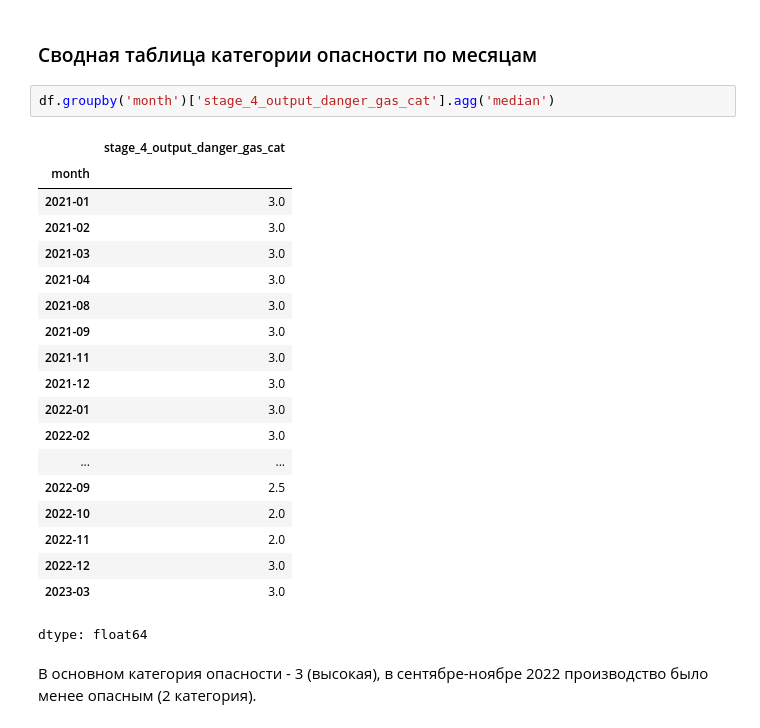
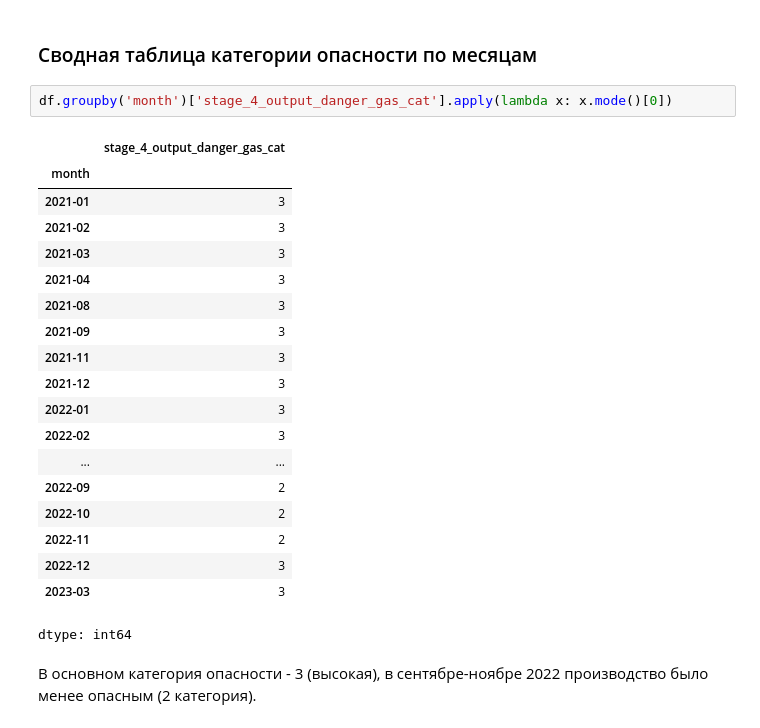
Before and after one commit to alinkalina/ad-ecology-project, a Jupyter notebook: project.ipynb, the cells around one changed output. Drawn from its saved outputs; the diff is of its cells as text.

```diff
--- a/project.ipynb
+++ b/project.ipynb
@@ -99,27 +100,27 @@ Name: input_steam_sum, dtype: float64
 # %% [markdown]
 ### Сводная таблица категории опасности по месяцам
 # %%
-df.groupby('month')['stage_4_output_danger_gas_cat'].agg('median')
+df.groupby('month')['stage_4_output_danger_gas_cat'].apply(lambda x: x.mode()[0])
 # %% [output]
 |  | stage_4_output_danger_gas_cat |
 | month |  |
-| 2021-01 | 3.0 |
-| 2021-02 | 3.0 |
-| 2021-03 | 3.0 |
-| 2021-04 | 3.0 |
-| 2021-08 | 3.0 |
-| 2021-09 | 3.0 |
-| 2021-11 | 3.0 |
-| 2021-12 | 3.0 |
-| 2022-01 | 3.0 |
-| 2022-02 | 3.0 |
+| 2021-01 | 3 |
+| 2021-02 | 3 |
+| 2021-03 | 3 |
+| 2021-04 | 3 |
+| 2021-08 | 3 |
+| 2021-09 | 3 |
+| 2021-11 | 3 |
+| 2021-12 | 3 |
+| 2022-01 | 3 |
+| 2022-02 | 3 |
 | ... | ... |
-| 2022-09 | 2.5 |
-| 2022-10 | 2.0 |
-| 2022-11 | 2.0 |
-| 2022-12 | 3.0 |
-| 2023-03 | 3.0 |
+| 2022-09 | 2 |
+| 2022-10 | 2 |
+| 2022-11 | 2 |
+| 2022-12 | 3 |
+| 2023-03 | 3 |
-dtype: float64
+dtype: int64
 # %% [markdown]
 В основном категория опасности - 3 (высокая), в сентябре-ноябре 2022 производство было менее опасным (2 категория).
 # %% [markdown]
```
Also changed, not shown: parts of 44 cells of this notebook.
